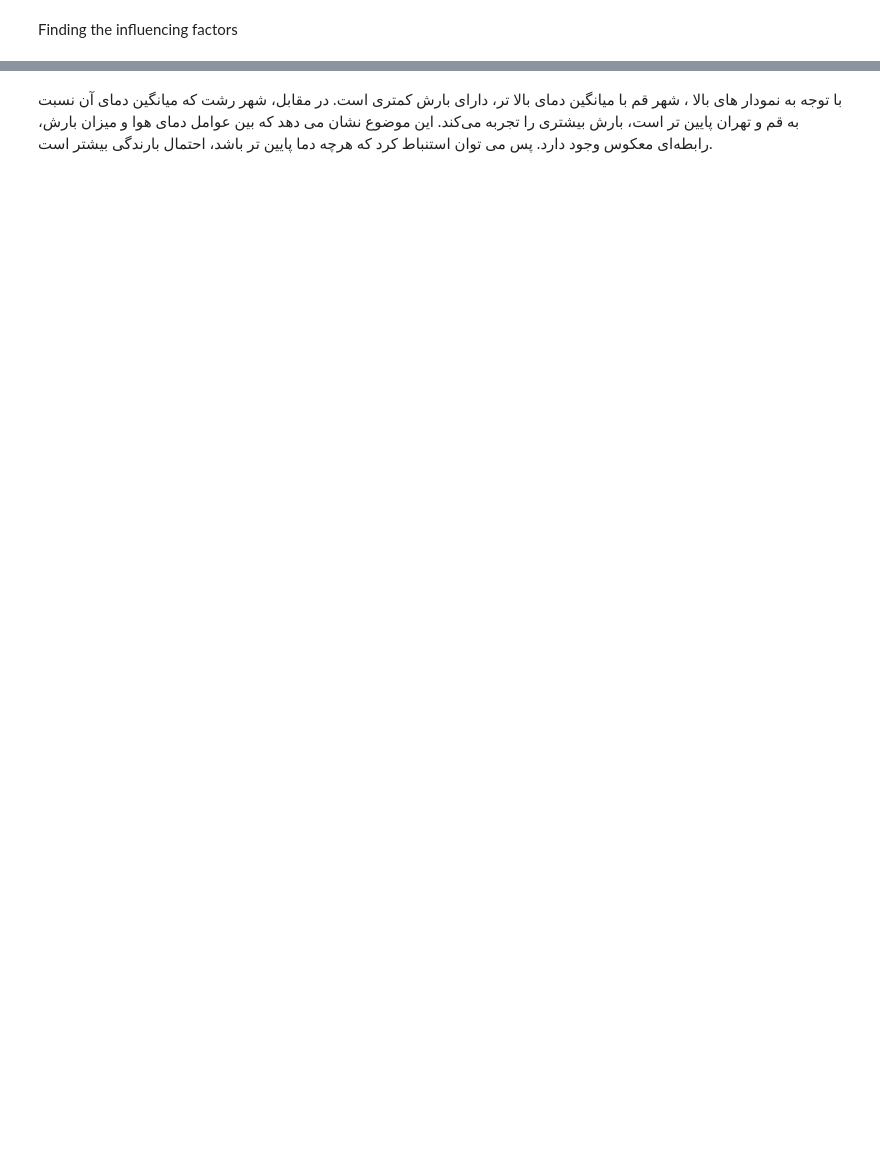
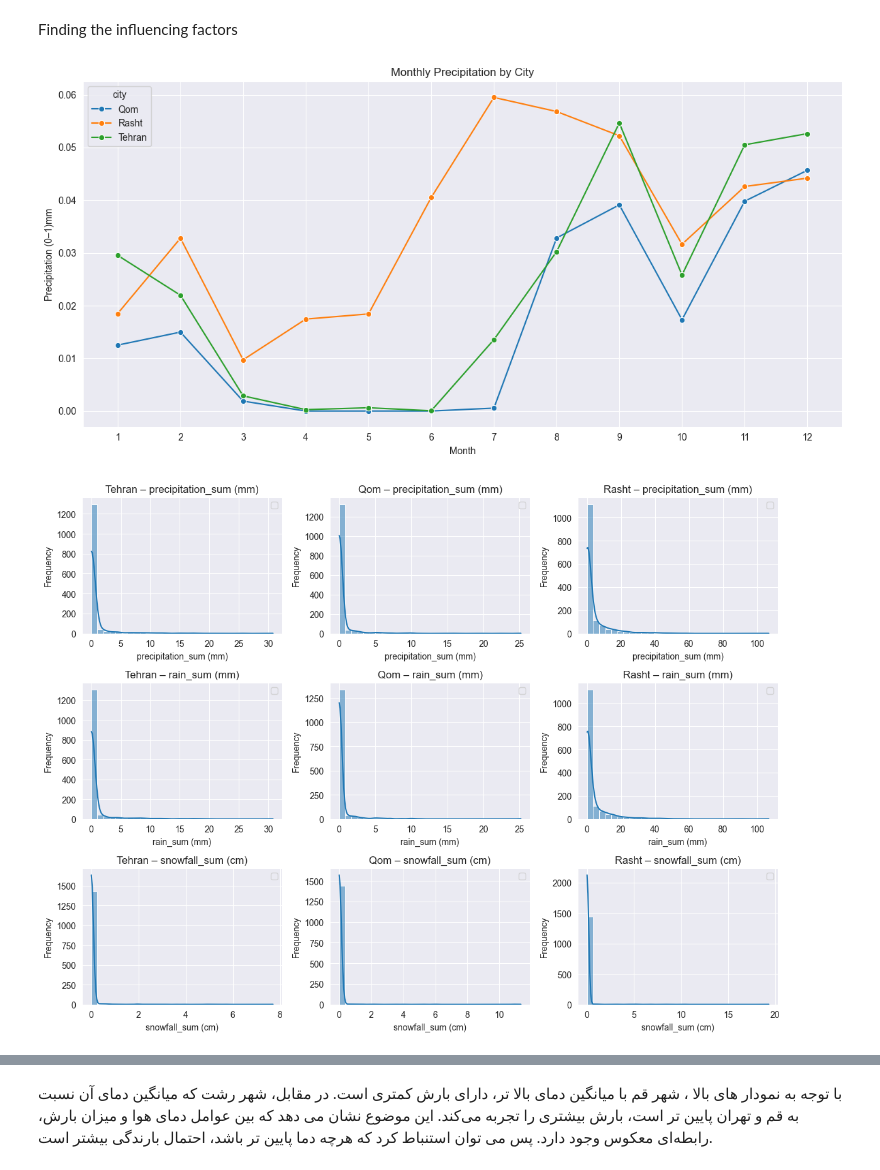
Before and after one commit to mohamad-hk/multi-city-weather-analyzer, a Jupyter notebook: sample.ipynb, the cells around one changed output, grey strips where cells are left out. Cells and saved outputs as stored; diff of their text form; code cells hidden in the pictures; blank space fills up the shorter version.

```diff
--- a/sample.ipynb
+++ b/sample.ipynb
@@ -44,8 +44,8 @@ def auto_data_type(df):
     return df
 
 
-reduced_data=auto_data_type(input_data)
+clean_df=auto_data_type(input_data)
 
-reduced_data["daylight_duration (s)"]=(reduced_data["daylight_duration (s)"]/60).astype(np.uint16)
+clean_df["daylight_duration (s)"]=(clean_df["daylight_duration (s)"]/60).astype(np.uint16)
 
-reduced_data.info()
+clean_df.info()
@@ -107,7 +124,7 @@ data["season"] = data["time"].map(seasons_jalali)
 Scaling/Normalization
 # %%
 #چون میزان بارش در شهر رشت زیاد بوده و دو شهر دیگه تقریبا بارش نزدیک به صفر داشتند برای ارزیابی بهتر از MinMax scaler استفاده می کنیم
-df_norm = data.copy()
+df_norm = main_df.copy()
 
 # نرمال‌سازی بارش به صورت جداگانه برای هر شهر
 scaler = MinMaxScaler()
@@ -150,14 +186,14 @@ plt.show()
 
 
 variables = ["precipitation_sum (mm)", "rain_sum (mm)", "snowfall_sum (cm)"]
-cities    = data["city"].unique()
+cities    = main_df["city"].unique()
 
 fig, axes = plt.subplots(len(variables), len(cities), figsize=(12, 9), sharex=False, sharey=False)
 
 for i, var in enumerate(variables):
     for j, city in enumerate(cities):
         ax = axes[i, j]
-        subset = data[data["city"] == city]
+        subset = main_df[main_df["city"] == city]
         sns.histplot(subset[var], bins=30, kde=True, ax=ax)
         ax.set_title(f"{city} – {var}")
         ax.set_xlabel(var)
@@ -183,32 +219,35 @@ plt.title("Average Monthly Precipitation by City")
 plt.xlabel("Month")
 plt.ylabel("Mean Precipitation (mm)")
 plt.xticks(range(1, 13))
 plt.legend(title="city")
 plt.tight_layout()
 plt.show()
 
 
 
 ### در این نقشه‌ی همبستگی به‌خوبی دیده می‌شود که میانگین دما و میزان بارش رابطه‌ای معکوس دارند؛ یعنی معمولاً وقتی بارش افزایش می‌یابد، دما کمی کاهش می‌یابد. همچنین بارش کلی و میزان باران تقریباً یکسان عمل می‌کنند و هیچ تمایز معناداری بین آن‌ها وجود ندارد، در حالی که الگوی برف‌بارش مستقل است و با باران یا بارش کلی همزمانی‌ چندانی ندارد.
 
 
 numeric_cols = [
     "temperature_2m_mean (°C)",
     "precipitation_sum (mm)",
     "rain_sum (mm)",
     "snowfall_sum (cm)"
 ]
 plt.figure(figsize=(8, 6))
-sns.heatmap(data[numeric_cols].corr(), annot=True, cmap="coolwarm")
+sns.heatmap(main_df[numeric_cols].corr(), annot=True, cmap="coolwarm")
 plt.title("Correlation of Weather Variables")
 plt.tight_layout()
 plt.show()
 
 sns.pairplot(
-    data=data[numeric_cols + ["city"]],
+    data=main_df[numeric_cols + ["city"]],
     hue="city",
     diag_kind="kde",
     plot_kws={"alpha": 0.6}
 )
 plt.suptitle("Comparison Weather Variables by City", y=1.02)
 plt.show()
+# %% [output]
+[figure, added]
+[figure, added]
```
Also changed, not shown: parts of 17 cells of this notebook.
